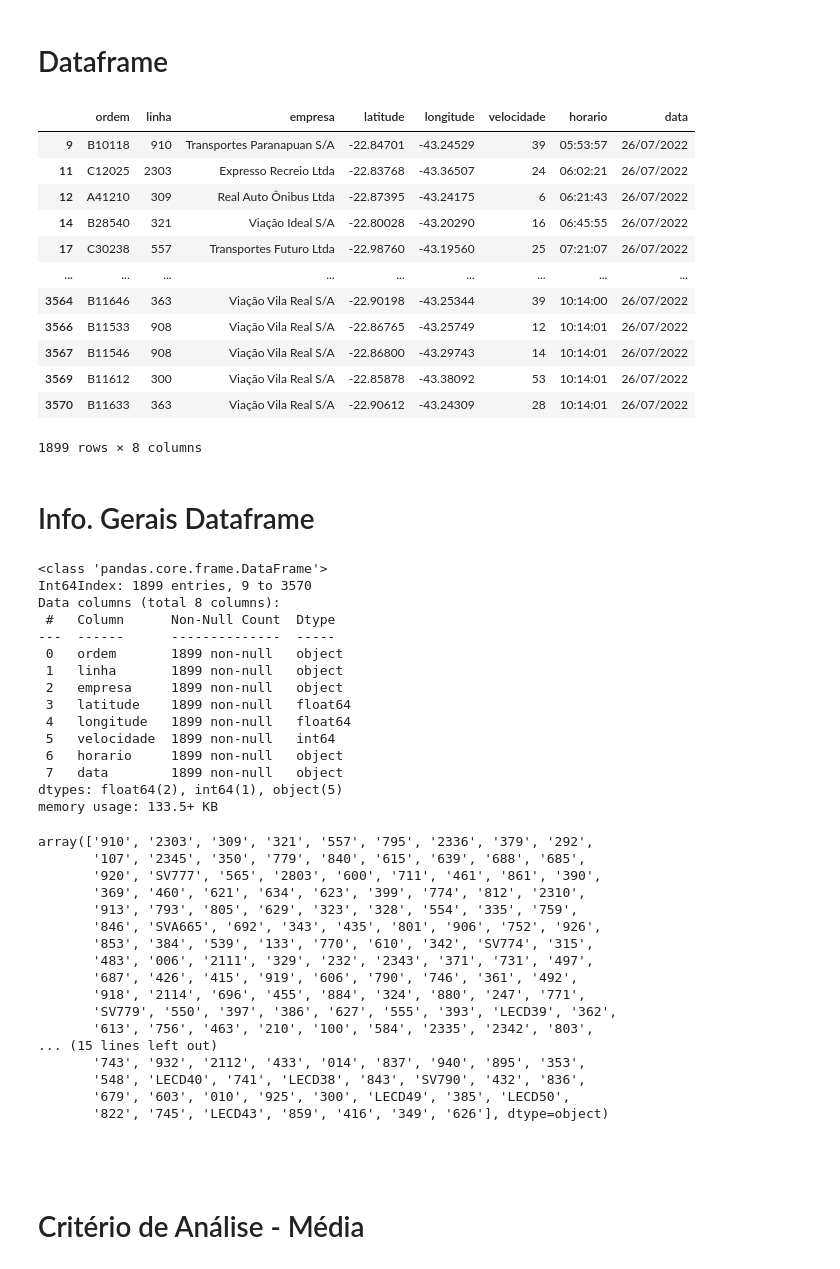
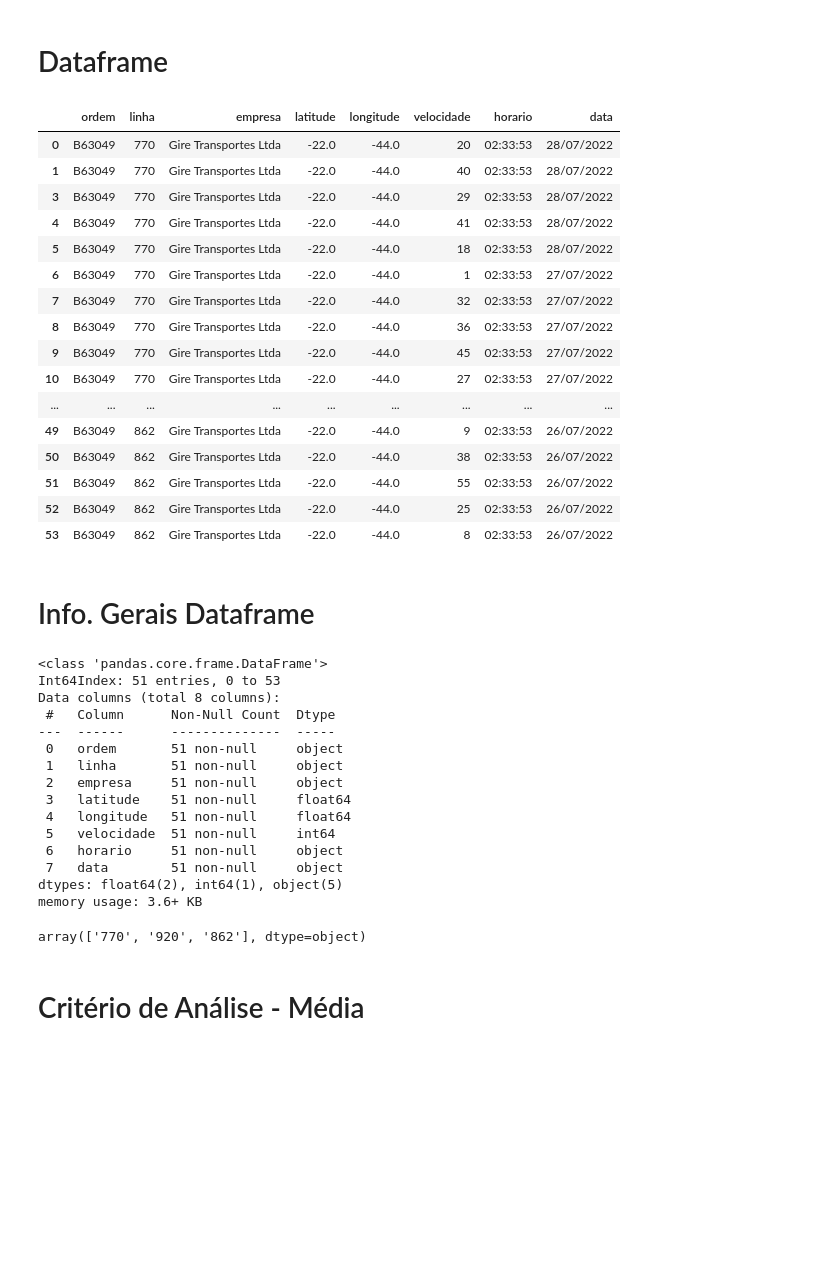
Before and after one commit to monteirovictor/dashboard_panel, a Jupyter notebook: Projeto.ipynb, the cells around one changed output. Cells and saved outputs as stored; diff of their text form; code cells hidden in the pictures; blank space fills up the shorter version.

```diff
--- a/Projeto.ipynb
+++ b/Projeto.ipynb
@@ -13,29 +13,33 @@ import time
 <h1>Dataframe</h1>
 # %%
 #Buscando do Banco de Dados
-engine  = sqlalchemy.create_engine('postgresql://postgres:sistema18@localhost:5432/transporte_db')
-dfFinal = pd.read_sql_table("transporte",engine)
+engine  = sqlalchemy.create_engine('postgresql://postgres:sistema18@localhost:5432/transporte')
+dfFinal = pd.read_sql_table("transporte_teste",engine)
 
 #Removendo valores igual a zero
 df = dfFinal[(dfFinal[['velocidade']] != 0).all(axis=1)]
 
 #removendo arquivos duplicados
 dfboxplot=df.drop_duplicates()
 dfboxplot
 # %% [output]
 |  | ordem | linha | empresa | latitude | longitude | velocidade | horario | data |
-| 9 | B10118 | 910 | Transportes Paranapuan S/A | -22.84701 | -43.24529 | 39 | 05:53:57 | 26/07/2022 |
-| 11 | C12025 | 2303 | Expresso Recreio Ltda | -22.83768 | -43.36507 | 24 | 06:02:21 | 26/07/2022 |
-| 12 | A41210 | 309 | Real Auto Ônibus Ltda | -22.87395 | -43.24175 | 6 | 06:21:43 | 26/07/2022 |
-| 14 | B28540 | 321 | Viação Ideal S/A | -22.80028 | -43.20290 | 16 | 06:45:55 | 26/07/2022 |
-| 17 | C30238 | 557 | Transportes Futuro Ltda | -22.98760 | -43.19560 | 25 | 07:21:07 | 26/07/2022 |
+| 0 | B63049 | 770 | Gire Transportes Ltda | -22.0 | -44.0 | 20 | 02:33:53 | 28/07/2022 |
+| 1 | B63049 | 770 | Gire Transportes Ltda | -22.0 | -44.0 | 40 | 02:33:53 | 28/07/2022 |
+| 3 | B63049 | 770 | Gire Transportes Ltda | -22.0 | -44.0 | 29 | 02:33:53 | 28/07/2022 |
+| 4 | B63049 | 770 | Gire Transportes Ltda | -22.0 | -44.0 | 41 | 02:33:53 | 28/07/2022 |
+| 5 | B63049 | 770 | Gire Transportes Ltda | -22.0 | -44.0 | 18 | 02:33:53 | 28/07/2022 |
+| 6 | B63049 | 770 | Gire Transportes Ltda | -22.0 | -44.0 | 1 | 02:33:53 | 27/07/2022 |
+| 7 | B63049 | 770 | Gire Transportes Ltda | -22.0 | -44.0 | 32 | 02:33:53 | 27/07/2022 |
+| 8 | B63049 | 770 | Gire Transportes Ltda | -22.0 | -44.0 | 36 | 02:33:53 | 27/07/2022 |
+| 9 | B63049 | 770 | Gire Transportes Ltda | -22.0 | -44.0 | 45 | 02:33:53 | 27/07/2022 |
+| 10 | B63049 | 770 | Gire Transportes Ltda | -22.0 | -44.0 | 27 | 02:33:53 | 27/07/2022 |
 | ... | ... | ... | ... | ... | ... | ... | ... | ... |
-| 3564 | B11646 | 363 | Viação Vila Real S/A | -22.90198 | -43.25344 | 39 | 10:14:00 | 26/07/2022 |
-| 3566 | B11533 | 908 | Viação Vila Real S/A | -22.86765 | -43.25749 | 12 | 10:14:01 | 26/07/2022 |
-| 3567 | B11546 | 908 | Viação Vila Real S/A | -22.86800 | -43.29743 | 14 | 10:14:01 | 26/07/2022 |
-| 3569 | B11612 | 300 | Viação Vila Real S/A | -22.85878 | -43.38092 | 53 | 10:14:01 | 26/07/2022 |
-| 3570 | B11633 | 363 | Viação Vila Real S/A | -22.90612 | -43.24309 | 28 | 10:14:01 | 26/07/2022 |
+| 49 | B63049 | 862 | Gire Transportes Ltda | -22.0 | -44.0 | 9 | 02:33:53 | 26/07/2022 |
+| 50 | B63049 | 862 | Gire Transportes Ltda | -22.0 | -44.0 | 38 | 02:33:53 | 26/07/2022 |
+| 51 | B63049 | 862 | Gire Transportes Ltda | -22.0 | -44.0 | 55 | 02:33:53 | 26/07/2022 |
+| 52 | B63049 | 862 | Gire Transportes Ltda | -22.0 | -44.0 | 25 | 02:33:53 | 26/07/2022 |
+| 53 | B63049 | 862 | Gire Transportes Ltda | -22.0 | -44.0 | 8 | 02:33:53 | 26/07/2022 |
-1899 rows × 8 columns
 # %% [markdown]
 <h1>Info. Gerais Dataframe</h1>
 # %%
@@ -43,44 +47,26 @@ dfboxplot
 dfboxplot.info()
 # %% [output]
 <class 'pandas.core.frame.DataFrame'>
-Int64Index: 1899 entries, 9 to 3570
+Int64Index: 51 entries, 0 to 53
 Data columns (total 8 columns):
  #   Column      Non-Null Count  Dtype
 ---  ------      --------------  -----
- 0   ordem       1899 non-null   object
- 1   linha       1899 non-null   object
- 2   empresa     1899 non-null   object
- 3   latitude    1899 non-null   float64
- 4   longitude   1899 non-null   float64
- 5   velocidade  1899 non-null   int64
- 6   horario     1899 non-null   object
- 7   data        1899 non-null   object
+ 0   ordem       51 non-null     object
+ 1   linha       51 non-null     object
+ 2   empresa     51 non-null     object
+ 3   latitude    51 non-null     float64
+ 4   longitude   51 non-null     float64
+ 5   velocidade  51 non-null     int64
+ 6   horario     51 non-null     object
+ 7   data        51 non-null     object
 dtypes: float64(2), int64(1), object(5)
-memory usage: 133.5+ KB
+memory usage: 3.6+ KB
 # %%
 #Linhas de ônibus não duplicadas
 
 dfboxplot['linha'].unique()
 # %% [output]
-array(['910', '2303', '309', '321', '557', '795', '2336', '379', '292',
-       '107', '2345', '350', '779', '840', '615', '639', '688', '685',
-       '920', 'SV777', '565', '2803', '600', '711', '461', '861', '390',
-       '369', '460', '621', '634', '623', '399', '774', '812', '2310',
-       '913', '793', '805', '629', '323', '328', '554', '335', '759',
-       '846', 'SVA665', '692', '343', '435', '801', '906', '752', '926',
-       '853', '384', '539', '133', '770', '610', '342', 'SV774', '315',
-       '483', '006', '2111', '329', '232', '2343', '371', '731', '497',
-       '687', '426', '415', '919', '606', '790', '746', '361', '492',
-       '918', '2114', '696', '455', '884', '324', '880', '247', '771',
-       'SV779', '550', '397', '386', '627', '555', '393', 'LECD39', '362',
-       '613', '756', '463', '210', '100', '584', '2335', '2342', '803',
-... (15 lines left out)
-       '743', '932', '2112', '433', '014', '837', '940', '895', '353',
-       '548', 'LECD40', '741', 'LECD38', '843', 'SV790', '432', '836',
-       '679', '603', '010', '925', '300', 'LECD49', '385', 'LECD50',
-       '822', '745', 'LECD43', '859', '416', '349', '626'], dtype=object)
+array(['770', '920', '862'], dtype=object)
-# %% [markdown]
-<h1><h1>
 # %% [markdown]
 <h1>Critério de Análise - Média</h1>
 # %%
```
Also changed, not shown: parts of 2 cells of this notebook.
